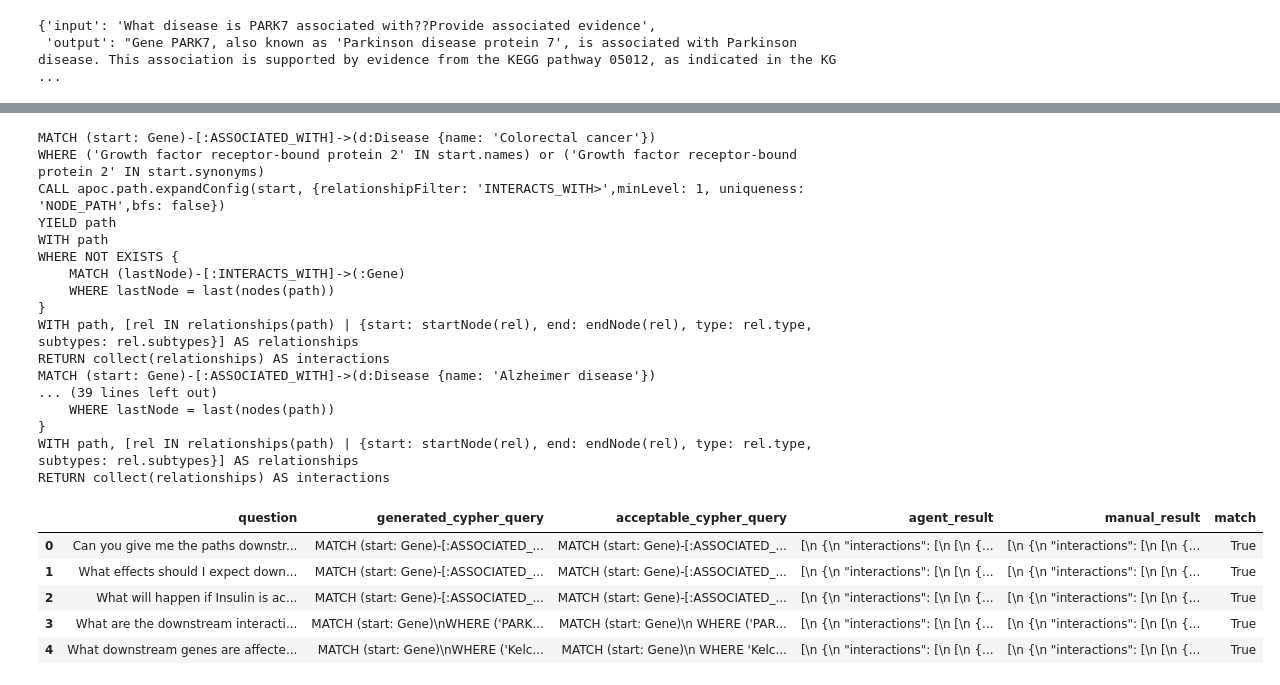
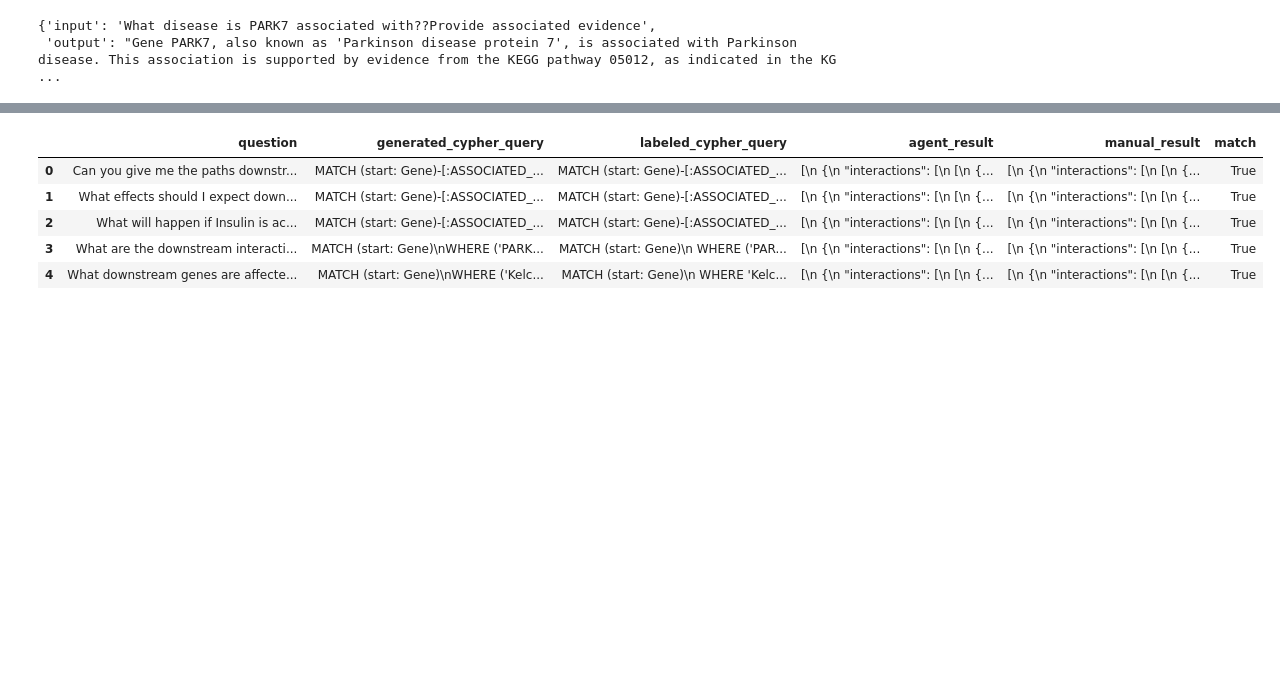
Before and after one commit to evangelosroutis/hypothesis-generation, a Jupyter notebook: demo.ipynb, the cells around one changed output, grey strips where cells are left out. Saved outputs shown, nothing was run; the diff lists cells and outputs as text; code cells hidden in the pictures; blank space fills up the shorter version.

```diff
--- a/demo.ipynb
+++ b/demo.ipynb
@@ -1551,8 +410,0 @@ with open('evaluation_datasets/tool_selection_dataset.json', 'w') as f:
-# %%
-
-# Load the dataset from a JSON file
-with open('evaluation_datasets/tool_selection_dataset.json', 'r') as f:
-    loaded_dataset = json.load(f)
-
-# Check if the dataset is loaded correctly
-print(loaded_dataset)
@@ -1929,0 +417,10 @@ RETURN g.names as gene_names, g.synonyms as gene_synonyms, d.name as disease_nam
+# %%
+
+# Load the dataset from a JSON file
+with open(config['evaluation']['tool_selection_path'], 'r') as f:
+    tool_selection_dataset = json.load(f)
+
+#Set pandas display options to show all content
+pd.set_option('display.max_colwidth', None)
+pd.set_option('display.max_columns', None)
+pd.set_option('display.expand_frame_repr', False)
@@ -1929,0 +450,7 @@ RETURN g.names as gene_names, g.synonyms as gene_synonyms, d.name as disease_nam
+# %%
+#evaluation of Cypher statements on disease association questions
+with open(config['evaluation']['disease_association_path'], 'r') as f:
+    association_dataset = json.load(f)
+
+association_evaluation_df = evaluate_run_cypher_query(agent, association_dataset, 'disease_association')
+association_evaluation_df
@@ -1930,29 +464,13 @@ RETURN g.names as gene_names, g.synonyms as gene_synonyms, d.name as disease_nam
 # %%
-#disease association evaluation
-with open('evaluation_datasets/downstream_interaction_dataset.json', 'r') as f:
+#evaluation of Cypher statements on downstream interaction questions
+with open(config['evaluation']['downstream_interaction_path'], 'r') as f:
     downstream_dataset = json.load(f)
 
-downstream_evaluation_df = evaluate_run_cypher_query(custom_agent, downstream_dataset, 'downstream_interaction')
+downstream_evaluation_df = evaluate_run_cypher_query(agent, downstream_dataset, 'downstream_interaction')
+
 downstream_evaluation_df
 # %% [output]
-MATCH (start: Gene)-[:ASSOCIATED_WITH]->(d:Disease {name: 'Colorectal cancer'})
-WHERE ('Growth factor receptor-bound protein 2' IN start.names) or ('Growth factor receptor-bound protein 2' IN start.synonyms)
-CALL apoc.path.expandConfig(start, {relationshipFilter: 'INTERACTS_WITH>',minLevel: 1, uniqueness: 'NODE_PATH',bfs: false})
-YIELD path
-WITH path
-WHERE NOT EXISTS {
-    MATCH (lastNode)-[:INTERACTS_WITH]->(:Gene)
-    WHERE lastNode = last(nodes(path))
-}
-WITH path, [rel IN relationships(path) | {start: startNode(rel), end: endNode(rel), type: rel.type, subtypes: rel.subtypes}] AS relationships
-RETURN collect(relationships) AS interactions
-MATCH (start: Gene)-[:ASSOCIATED_WITH]->(d:Disease {name: 'Alzheimer disease'})
-... (39 lines left out)
-    WHERE lastNode = last(nodes(path))
-}
-WITH path, [rel IN relationships(path) | {start: startNode(rel), end: endNode(rel), type: rel.type, subtypes: rel.subtypes}] AS relationships
-RETURN collect(relationships) AS interactions
-|  | question | generated_cypher_query | acceptable_cypher_query | agent_result | manual_result | match |
+|  | question | generated_cypher_query | labeled_cypher_query | agent_result | manual_result | match |
 | 0 | Can you give me the paths downstr... | MATCH (start: Gene)-[:ASSOCIATED_... | MATCH (start: Gene)-[:ASSOCIATED_... | [\n {\n "interactions": [\n [\n {... | [\n {\n "interactions": [\n [\n {... | True |
 | 1 | What effects should I expect down... | MATCH (start: Gene)-[:ASSOCIATED_... | MATCH (start: Gene)-[:ASSOCIATED_... | [\n {\n "interactions": [\n [\n {... | [\n {\n "interactions": [\n [\n {... | True |
 | 2 | What will happen if Insulin is ac... | MATCH (start: Gene)-[:ASSOCIATED_... | MATCH (start: Gene)-[:ASSOCIATED_... | [\n {\n "interactions": [\n [\n {... | [\n {\n "interactions": [\n [\n {... | True |
```
Also changed, not shown: parts of 101 cells of this notebook.
